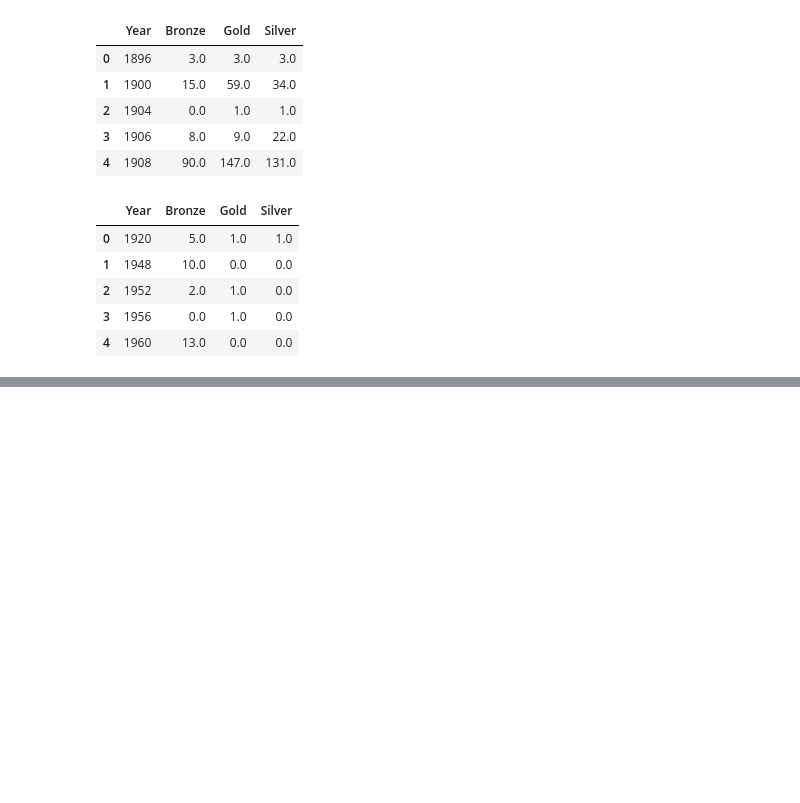
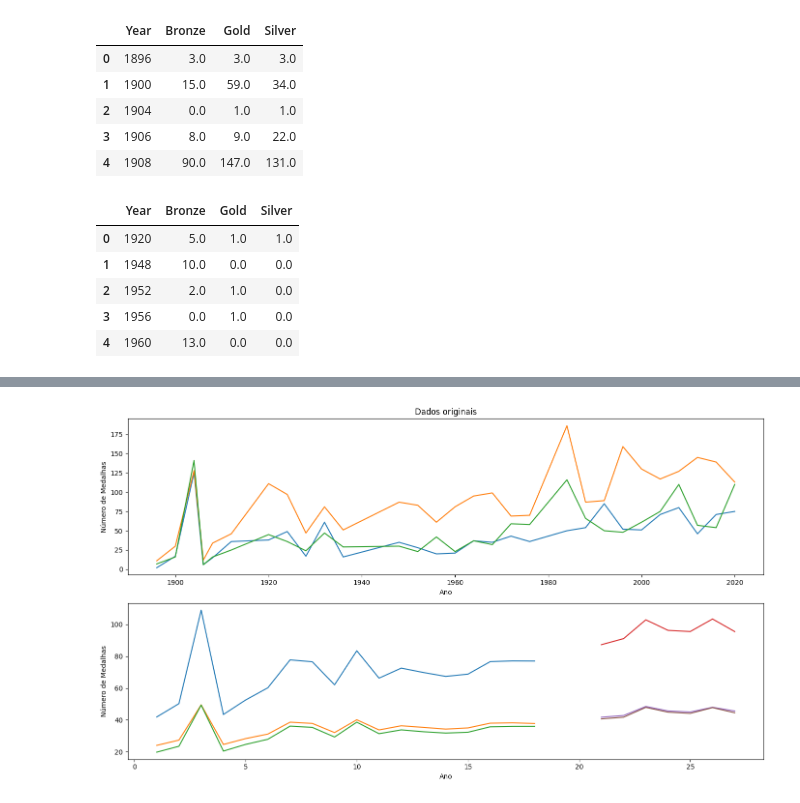
Before and after one commit to thiagonarcizo/formulacao-projetos, a Jupyter notebook: olimpiadas/tratamento.ipynb, the cells around one changed output, grey strips where cells are left out. Drawn from its saved outputs; the diff is of its cells as text; code cells hidden in the pictures; blank space fills up the shorter version.

```diff
--- a/olimpiadas/tratamento.ipynb
+++ b/olimpiadas/tratamento.ipynb
@@ -407,0 +391,29 @@ df_trainUSA.set_index('Year', inplace=True)
+# %%
+fig, (ax1, ax2) = plt.subplots(2, 1, figsize=(14, 8))
+
+df_trainUSAp = df_medalsUSA.copy()
+
+#removendo a coluna de atletas
+df_trainUSAp = df_trainUSAp.drop('Athlete Count', axis=1)
+
+#transformando Year em index
+df_trainUSAp.set_index('Year', inplace=True)
+
+#plot dos dados originais
+ax1.plot(df_trainUSAp)
+ax1.set_title('Dados originais')
+ax1.set_xlabel('Ano')
+ax1.set_ylabel('Número de Medalhas')
+
+# Plot train and test data
+ax2.plot(trainPredictPlot)
+ax2.plot(testPredictPlot)
+ax2.set_xlabel('Ano')
+ax2.set_ylabel('Número de Medalhas')
+
+#ajustando o espaçamento entre os subplots
+plt.tight_layout()
+
+plt.show()
+# %% [output]
+[figure, added]
```
Also changed, not shown: parts of 23 cells of this notebook.
